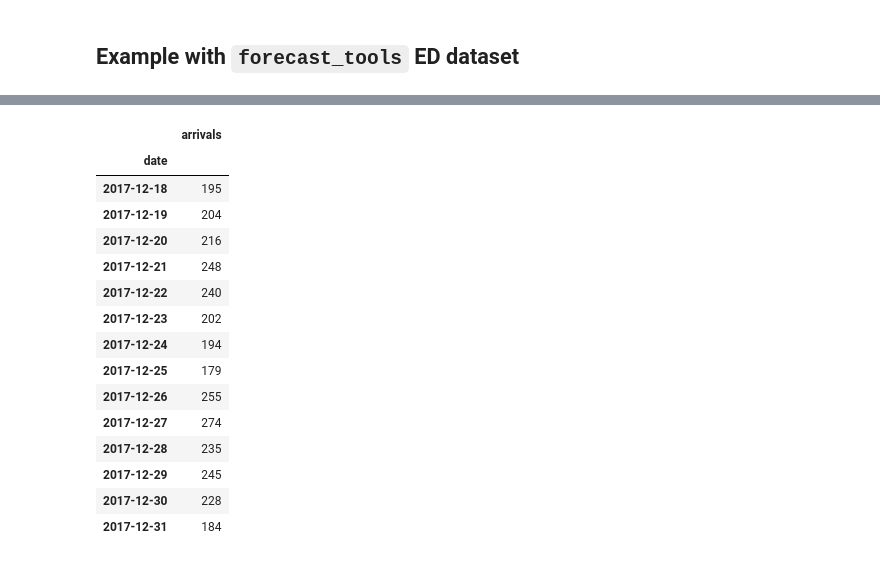
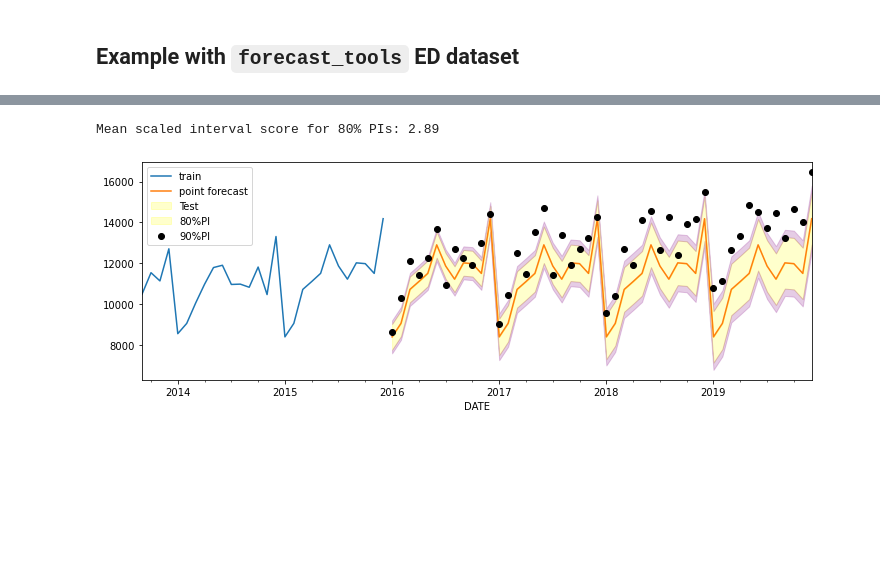
Before and after one commit to TomMonks/winkler_score, a Jupyter notebook: 03_scaled_interval_score.ipynb, the cells around one changed output, grey strips where cells are left out. Saved outputs shown, nothing was run; the diff lists cells and outputs as text; code cells hidden in the pictures; blank space fills up the shorter version.

```diff
--- a/03_scaled_interval_score.ipynb
+++ b/03_scaled_interval_score.ipynb
@@ -277,19 +317,29 @@ test_out
-# %%
-test_ed
-# %% [output]
-|  | arrivals |
-| date |  |
-| 2017-12-18 | 195 |
-| 2017-12-19 | 204 |
-| 2017-12-20 | 216 |
-| 2017-12-21 | 248 |
-| 2017-12-22 | 240 |
-| 2017-12-23 | 202 |
-| 2017-12-24 | 194 |
-| 2017-12-25 | 179 |
-| 2017-12-26 | 255 |
-| 2017-12-27 | 274 |
-| 2017-12-28 | 235 |
-| 2017-12-29 | 245 |
-| 2017-12-30 | 228 |
-| 2017-12-31 | 184 |
+# %%
+TARGET = 0.80
+HOLDOUT = 48
+URL = 'https://raw.githubusercontent.com/health-data-science-OR/' \
+    + 'hpdm097-datasets/master/Alcohol_Sales.csv'
+
+sales = pd.read_csv(URL, index_col='DATE', parse_dates=True, dayfirst=True)
+sales.index.freq = 'MS'
+
+# train-test split
+train = sales[:-HOLDOUT]
+test_sales = sales[-HOLDOUT:]
+
+model = SNaive(12)
+
+# returns 80 and 90% prediction intervals by default.
+model.fit(train)
+preds, intervals_sales = model.predict(HOLDOUT, return_predict_int=True)
+
+msis = scaled_interval_score_np(test_sales, intervals_sales[0],
+                             train, alpha=1-TARGET, period=PERIOD)
+print(f'Mean scaled interval score for 80% PIs: {msis:.2f}')
+# %% [output]
+Mean scaled interval score for 80% PIs: 2.89
+# %%
+plot_prediction_intervals(train, preds, intervals_sales, test=test_sales,
+                          show_train_size=28)
+# %% [output]
+[figure, added]
```
Also changed, not shown: parts of 18 cells of this notebook.
